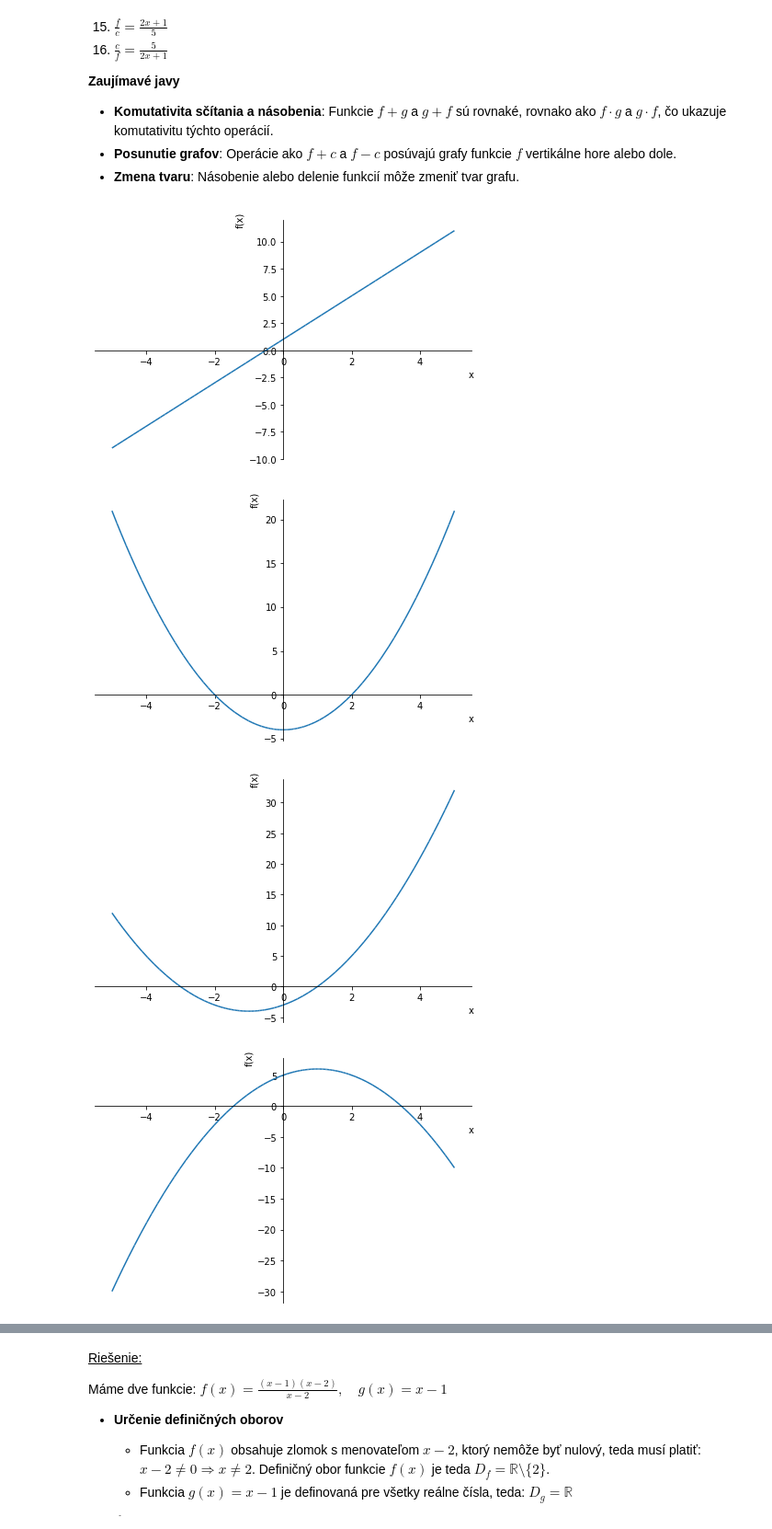
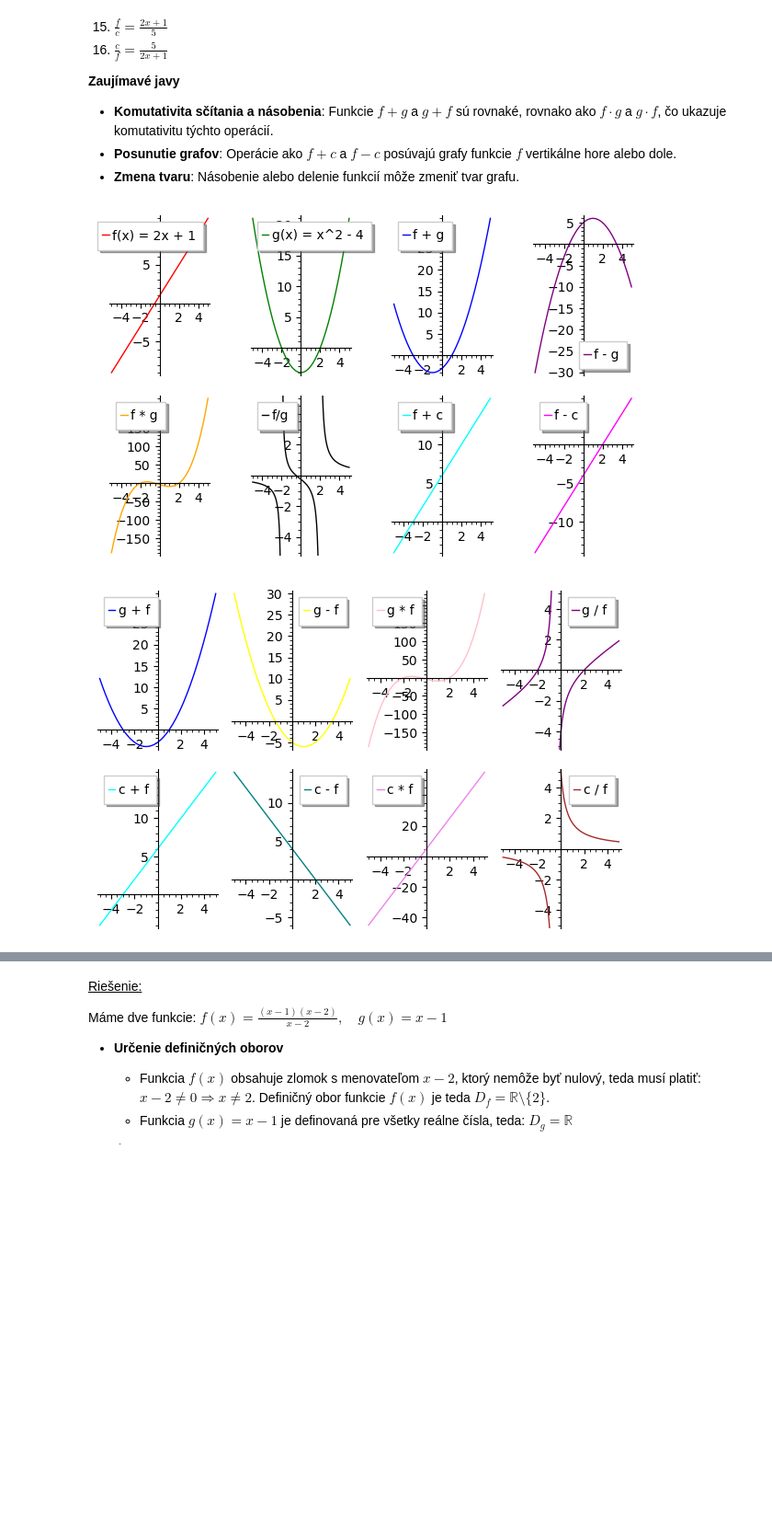
Before and after one commit to 5257736/Diplomovka, a Jupyter notebook: 15022025MTIaTema9FunkcieUlohyUcebnyText.ipynb, the cells around one changed output, grey strips where cells are left out. Shown at 92% size. Cells and saved outputs as stored; diff of their text form; code cells hidden in the pictures; blank space fills up the shorter version.

```diff
--- a/15022025MTIaTema9FunkcieUlohyUcebnyText.ipynb
+++ b/15022025MTIaTema9FunkcieUlohyUcebnyText.ipynb
@@ -112,35 +112,48 @@ f = 2*x + 1
 g = x^2 - 4
 c = 5
 
 # Definovanie nových funkcií
 f_plus_g = f + g
 g_plus_f = g + f
 f_minus_g = f - g
 g_minus_f = g - f
 f_times_g = f * g
 g_times_f = g * f
 f_div_g = f / g
 g_div_f = g / f
 f_plus_c = f + c
 c_plus_f = c + f
 f_minus_c = f - c
 c_minus_f = c - f
 f_times_c = f * c
 c_times_f = c * f
 f_div_c = f / c
 c_div_f = c / f
 
 # Vytvorenie grafov
 P1 = plot(f, (x, -5, 5), color='red', legend_label='f(x) = 2x + 1')
 P2 = plot(g, (x, -5, 5), color='green', legend_label='g(x) = x^2 - 4')
 P3 = plot(f_plus_g, (x, -5, 5), color='blue', legend_label='f + g')
 P4 = plot(f_minus_g, (x, -5, 5), color='purple', legend_label='f - g')
 P5 = plot(f_times_g, (x, -5, 5), color='orange', legend_label='f * g')
-P6 = plot(f_div_g, (x, -5, 5), color='black', legend_label='f / g')
+P6 = plot(f_div_g, (x, -5, 5), color='black', legend_label='f/g', ymin=-5, ymax=5, detect_poles=True)
 P7 = plot(f_plus_c, (x, -5, 5), color='cyan', legend_label='f + c')
 P8 = plot(f_minus_c, (x, -5, 5), color='magenta', legend_label='f - c')
+
+show(P1, P2, P3,P4,P5,P6,P7,P8)
+
+
+# Ďalšie grafy pre rôzne kombinácie funkcií
+P9 = plot(g_plus_f, (x, -5, 5), color='blue', legend_label='g + f')
+P10 = plot(g_minus_f, (x, -5, 5), color='yellow', legend_label='g - f')
+P11 = plot(g_times_f, (x, -5, 5), color='pink', legend_label='g * f')
+P12 = plot(g_div_f, (x, -5, 5), color='purple', legend_label='g / f',ymin=-5, ymax=5, detect_poles=True)
+P13 = plot(c_plus_f, (x, -5, 5), color='cyan', legend_label='c + f')
+P14 = plot(c_minus_f, (x, -5, 5), color='teal', legend_label='c - f')
+P15 = plot(c_times_f, (x, -5, 5), color='violet', legend_label='c * f')
+P16 = plot(c_div_f, (x, -5, 5), color='brown', legend_label='c / f', ymin=-5, ymax=5, detect_poles=True)
+
+show(P9,P10,P11,P12,P13,P14,P15,P16)
 # %% [output]
-[figure, old version]
+[figure, new version]
-[figure, old version]
+[figure, new version]
-[figure, removed]
-[figure, removed]
```
Also changed, not shown: parts of 10 cells of this notebook.
